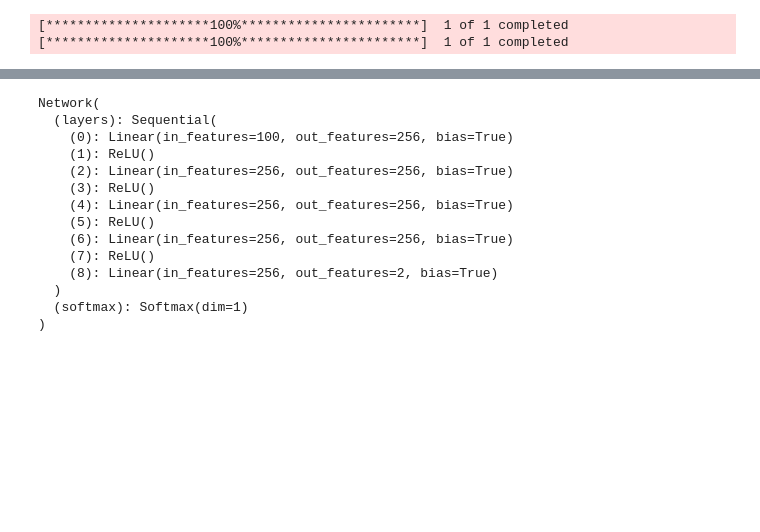
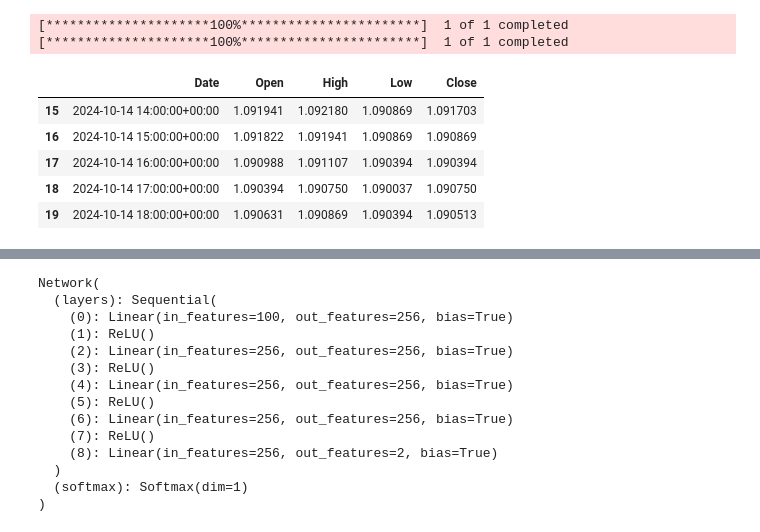
Before and after one commit to carlos-lorenzo/deep-forex, a Jupyter notebook: fetch_candles.ipynb, the cells around one changed output, grey strips where cells are left out. Drawn from its saved outputs; the diff is of its cells as text; code cells hidden in the pictures; blank space fills up the shorter version.

```diff
--- a/fetch_candles.ipynb
+++ b/fetch_candles.ipynb
@@ -25,3 +28,12 @@ h_1.rename(columns={"Datetime": "Date"}, inplace=True)
 # %% [output]
 [*********************100%***********************]  1 of 1 completed
 [*********************100%***********************]  1 of 1 completed
+# %%
+h_1.tail()
+# %% [output]
+|  | Date | Open | High | Low | Close |
+| 15 | 2024-10-14 14:00:00+00:00 | 1.091941 | 1.092180 | 1.090869 | 1.091703 |
+| 16 | 2024-10-14 15:00:00+00:00 | 1.091822 | 1.091941 | 1.090869 | 1.090869 |
+| 17 | 2024-10-14 16:00:00+00:00 | 1.090988 | 1.091107 | 1.090394 | 1.090394 |
+| 18 | 2024-10-14 17:00:00+00:00 | 1.090394 | 1.090750 | 1.090037 | 1.090750 |
+| 19 | 2024-10-14 18:00:00+00:00 | 1.090631 | 1.090869 | 1.090394 | 1.090513 |
```
Also changed, not shown: parts of 11 cells of this notebook, 27 other files.
